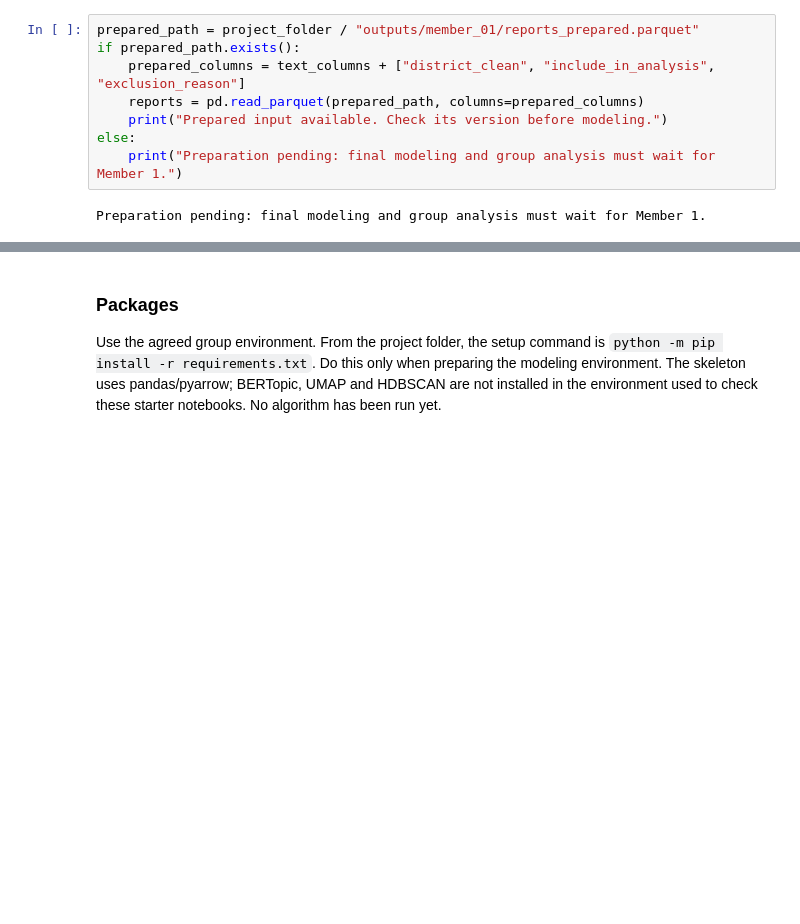
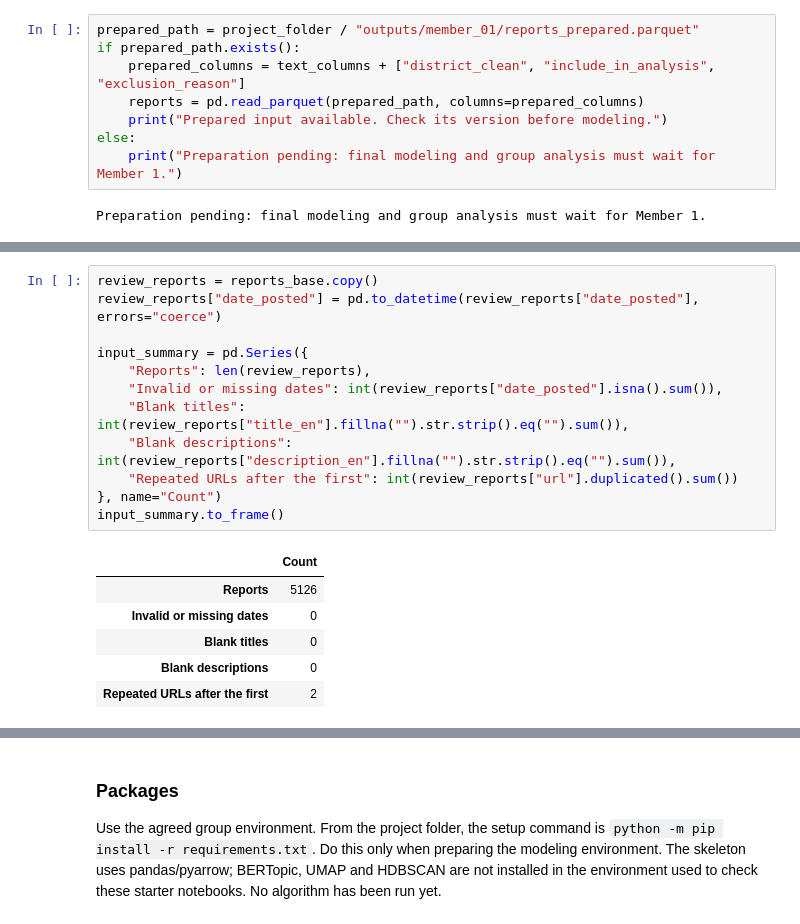
Before and after one commit to mshongwe775/bremen-crime-data-analytics, a Jupyter notebook: team_notebooks/06_validation_and_elderly.ipynb, the cells around one changed output, grey strips where cells are left out. Cells and saved outputs as stored; diff of their text form; blank space fills up the shorter version.

```diff
--- a/team_notebooks/06_validation_and_elderly.ipynb
+++ b/team_notebooks/06_validation_and_elderly.ipynb
@@ -64,0 +90,19 @@ Preparation pending: final modeling and group analysis must wait for Member 1.
+# %%
+review_reports = reports_base.copy()
+review_reports["date_posted"] = pd.to_datetime(review_reports["date_posted"], errors="coerce")
+
+input_summary = pd.Series({
+    "Reports": len(review_reports),
+    "Invalid or missing dates": int(review_reports["date_posted"].isna().sum()),
+    "Blank titles": int(review_reports["title_en"].fillna("").str.strip().eq("").sum()),
+    "Blank descriptions": int(review_reports["description_en"].fillna("").str.strip().eq("").sum()),
+    "Repeated URLs after the first": int(review_reports["url"].duplicated().sum())
+}, name="Count")
+input_summary.to_frame()
+# %% [output]
+|  | Count |
+| Reports | 5126 |
+| Invalid or missing dates | 0 |
+| Blank titles | 0 |
+| Blank descriptions | 0 |
+| Repeated URLs after the first | 2 |
```
Also changed, not shown: parts of 24 cells of this notebook, 6 other files.
